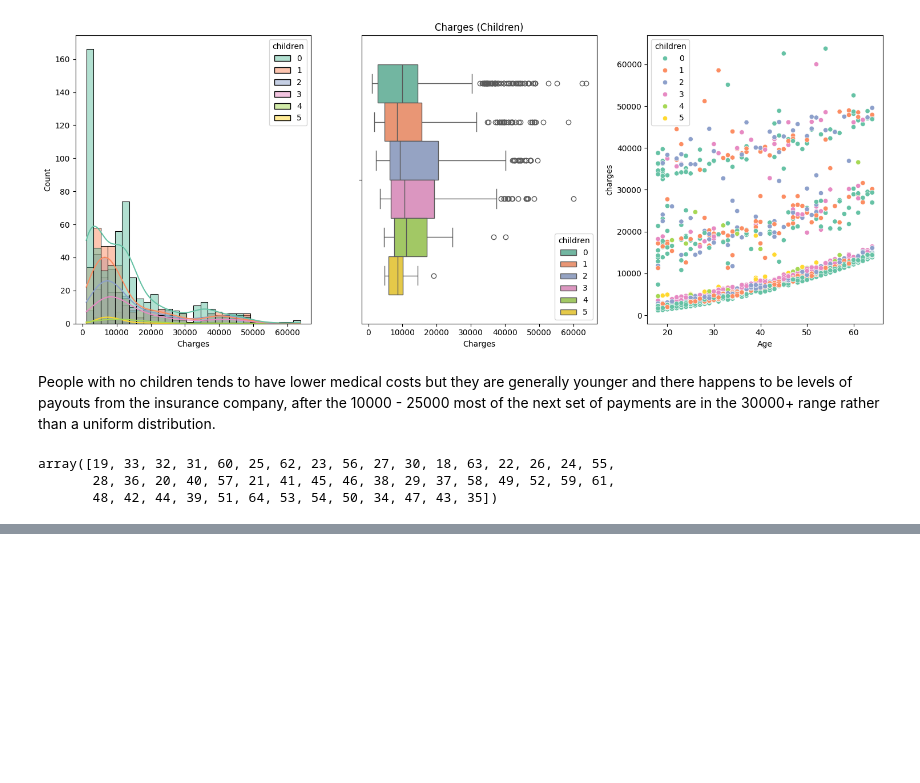
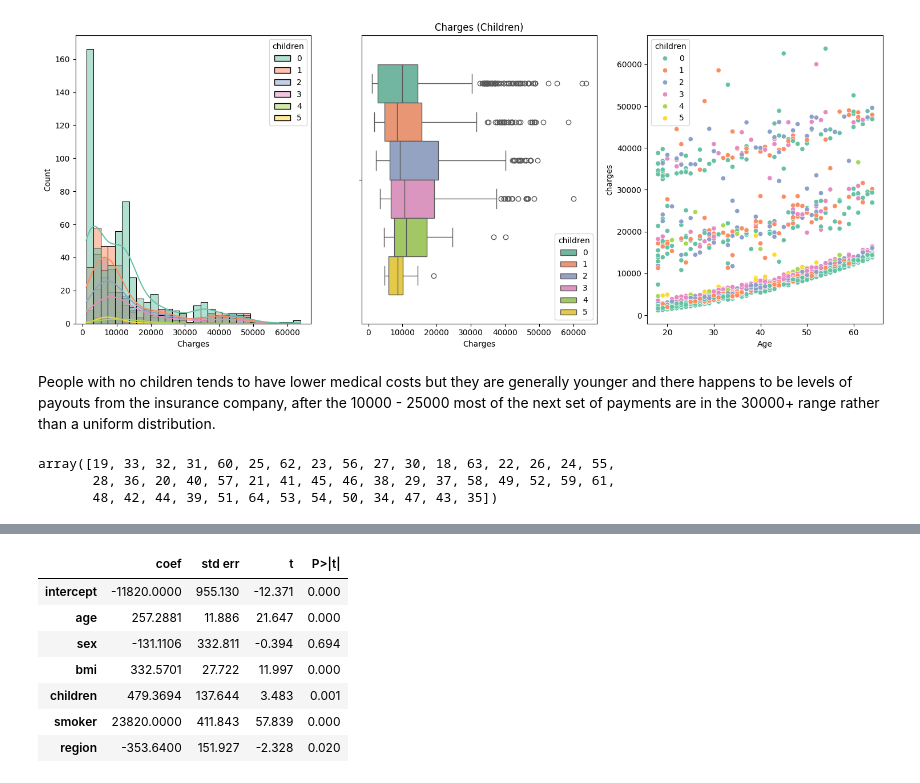
Before and after one commit to ChirasthiT/Insurance-Data-Analysis-Prediction-Python, a Jupyter notebook: medical_analysis.ipynb, the cells around one changed output, grey strips where cells are left out. Cells and saved outputs as stored; diff of their text form; code cells hidden in the pictures; blank space fills up the shorter version.

```diff
--- a/medical_analysis.ipynb
+++ b/medical_analysis.ipynb
@@ -134,0 +149,15 @@ array([19, 33, 32, 31, 60, 25, 62, 23, 56, 27, 30, 18, 63, 22, 26, 24, 55,
+# %%
+X = MS(colnames_charges_removed).fit_transform(dataset)
+y = dataset['charges']
+model = sm.OLS(y, X) # Using ordinary least square method
+results = model.fit()
+summarize(results)
+# %% [output]
+|  | coef | std err | t | P>|t| |
+| intercept | -11820.0000 | 955.130 | -12.371 | 0.000 |
+| age | 257.2881 | 11.886 | 21.647 | 0.000 |
+| sex | -131.1106 | 332.811 | -0.394 | 0.694 |
+| bmi | 332.5701 | 27.722 | 11.997 | 0.000 |
+| children | 479.3694 | 137.644 | 3.483 | 0.001 |
+| smoker | 23820.0000 | 411.843 | 57.839 | 0.000 |
+| region | -353.6400 | 151.927 | -2.328 | 0.020 |
```
Also changed, not shown: parts of 21 cells of this notebook.
